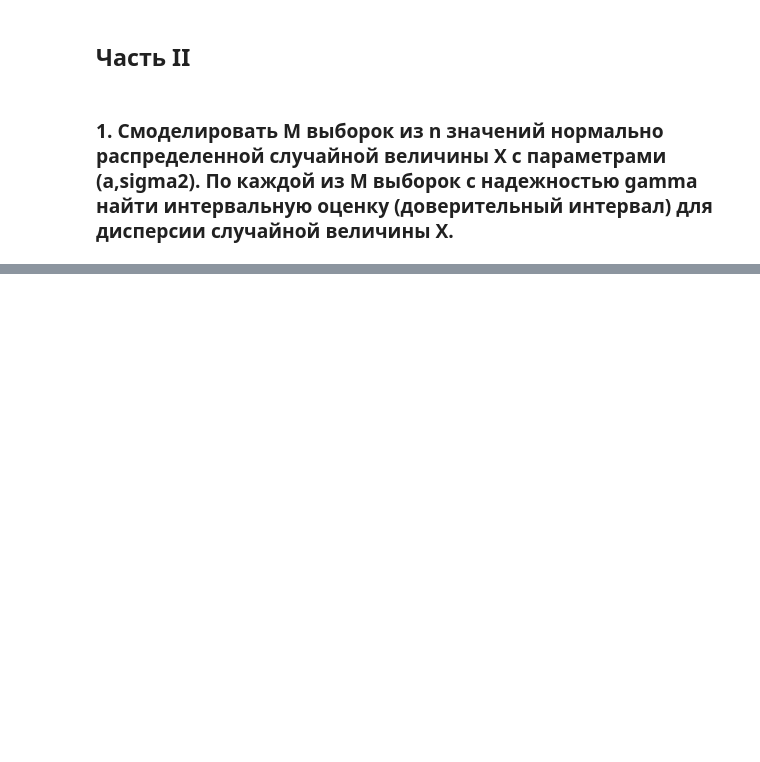
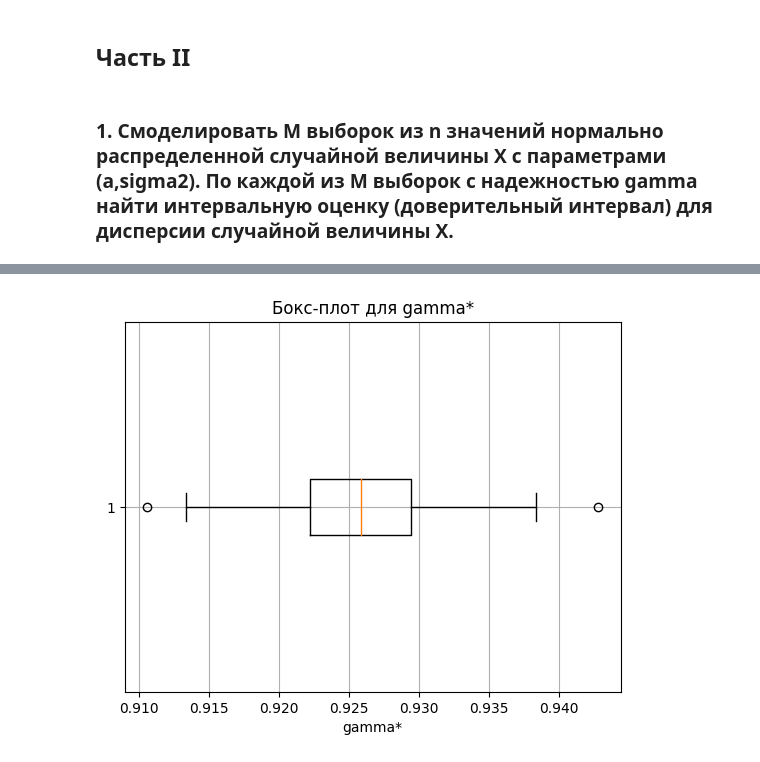
Before and after one commit to NozdryakovaMarina/sda, a Jupyter notebook: stat/lab_2.ipynb, the cells around one changed output, grey strips where cells are left out. Cells and saved outputs as stored; diff of their text form; code cells hidden in the pictures; blank space fills up the shorter version.

```diff
--- a/stat/lab_2.ipynb
+++ b/stat/lab_2.ipynb
@@ -512,6 +542,8 @@ plt.show()
 # %%
-# plt.boxplot(gamma_stars, vert=False)
-# plt.title('Бокс-плот для gamma*')
-# plt.xlabel('gamma*')
-# plt.grid()
-# plt.show()
+plt.boxplot(gamma_stars, vert=False)
+plt.title('Бокс-плот для gamma*')
+plt.xlabel('gamma*')
+plt.grid()
+plt.show()
+# %% [output]
+[figure, added]
```
Also changed, not shown: parts of 25 cells of this notebook, 5 other files.
